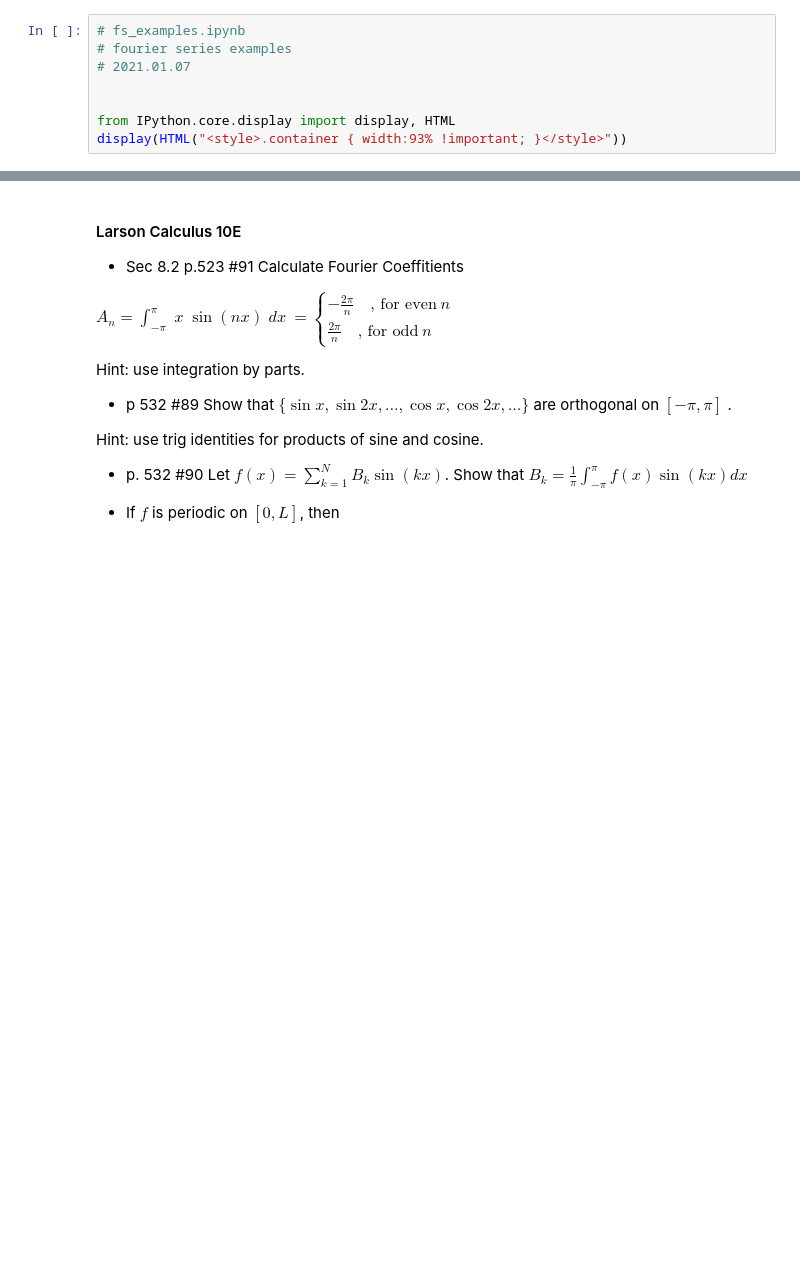
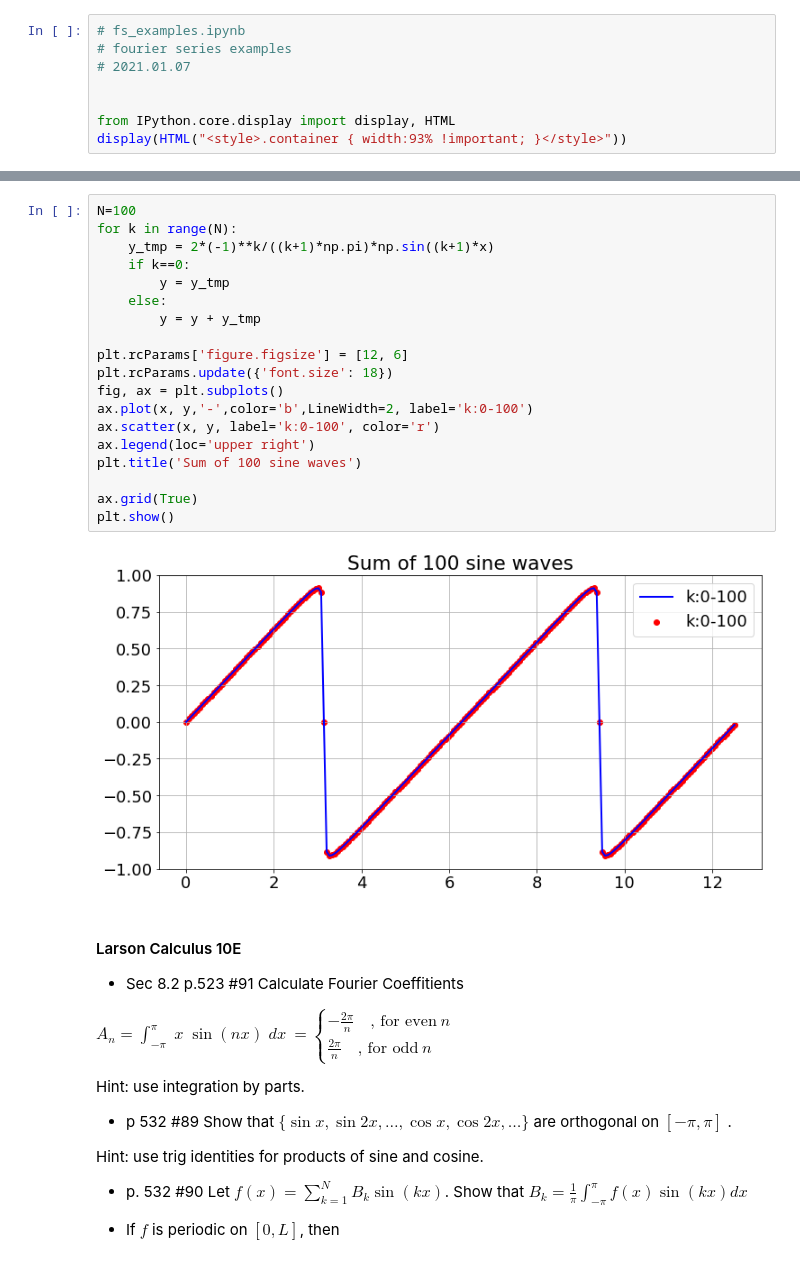
Before and after one commit to ftk1000/math, a Jupyter notebook: FourierSeries/fs_examples.ipynb, the cells around one changed output, grey strips where cells are left out. Cells and saved outputs as stored; diff of their text form; blank space fills up the shorter version.

```diff
--- a/FourierSeries/fs_examples.ipynb
+++ b/FourierSeries/fs_examples.ipynb
@@ -77,3 +92,24 @@ plt.show()
+# %%
+N=100
+for k in range(N):
+    y_tmp = 2*(-1)**k/((k+1)*np.pi)*np.sin((k+1)*x)
+    if k==0:
+        y = y_tmp
+    else:
+        y = y + y_tmp
+
+plt.rcParams['figure.figsize'] = [12, 6]
+plt.rcParams.update({'font.size': 18})
+fig, ax = plt.subplots()
+ax.plot(x, y,'-',color='b',LineWidth=2, label='k:0-100')
+ax.scatter(x, y, label='k:0-100', color='r')
+ax.legend(loc='upper right')
+plt.title('Sum of 100 sine waves')
+
+ax.grid(True)
+plt.show()
+# %% [output]
+[figure, added]
 # %% [markdown]
 #### Larson Calculus 10E
 * Sec 8.2 p.523 #91 Calculate Fourier Coeffitients
```
Also changed, not shown: parts of 3 cells of this notebook, 1 other file.
